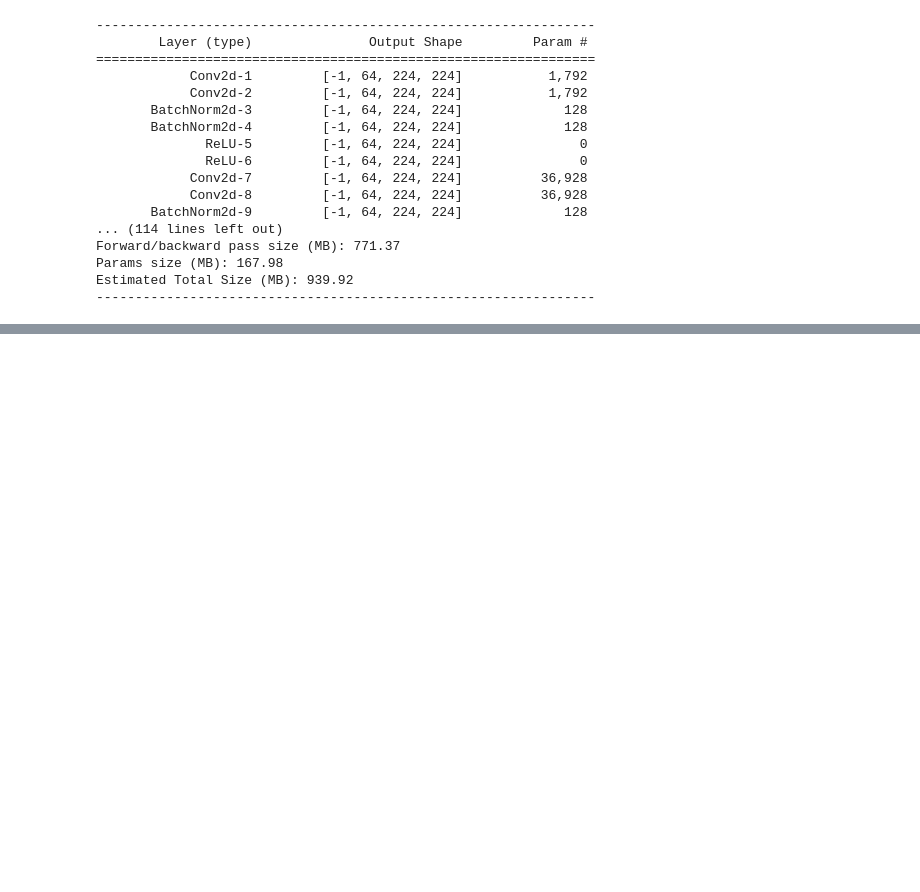
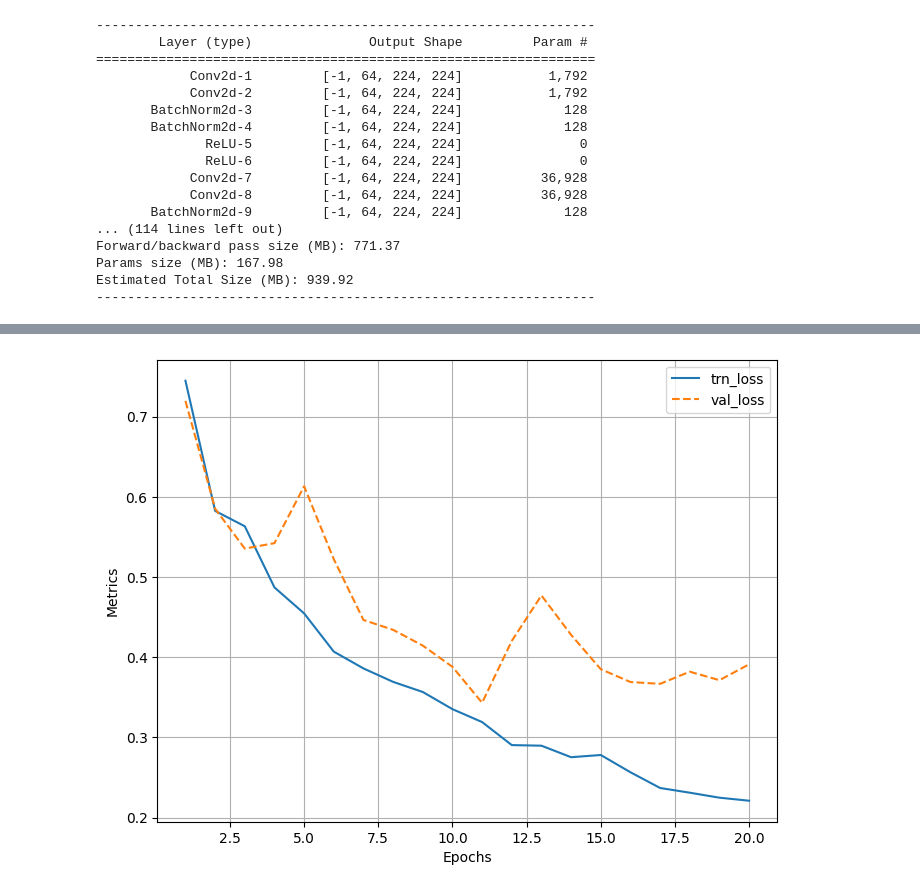
Before and after one commit to Hrithik2212/Semantic-Segmentation-of-City-Streets, a Jupyter notebook: 00_Training.ipynb, the cells around one changed output, grey strips where cells are left out. Saved outputs shown, nothing was run; the diff lists cells and outputs as text; code cells hidden in the pictures; blank space fills up the shorter version.

Commit message:
Model finished training with 89% accuracy

```diff
--- a/00_Training.ipynb
+++ b/00_Training.ipynb
@@ -182,0 +204,17 @@ Estimated Total Size (MB): 939.92
+# %%
+optimizer = optim.AdamW(model.parameters() , lr=1e-3 )
+n_epochs = 20
+# %%
+log = Report(n_epochs)
+for ex in range(n_epochs):
+    N = len(trn_dl)
+    for (bx , data) in enumerate(trn_dl):
+        loss , acc = train_batch(model , data , optimizer)
+        log.record(ex+(bx+1)/N,trn_loss = loss , trn_acc = acc , end='\r')
+
+    N=len(val_dl)
+    for (bx, data) in enumerate(val_dl):
+        loss , acc = val_batch(model , data , optimizer)
+        log.record(ex+(bx+1)/N,val_loss=loss,val_acc=acc,end='\r')
+
+    log.report_avgs(ex+1)
@@ -182,0 +242,4 @@ Estimated Total Size (MB): 939.92
+# %%
+log.plot_epochs(['trn_loss','val_loss'])
+# %% [output]
+[figure, added]
```
Also changed, not shown: parts of 15 cells of this notebook, 2 other files.
